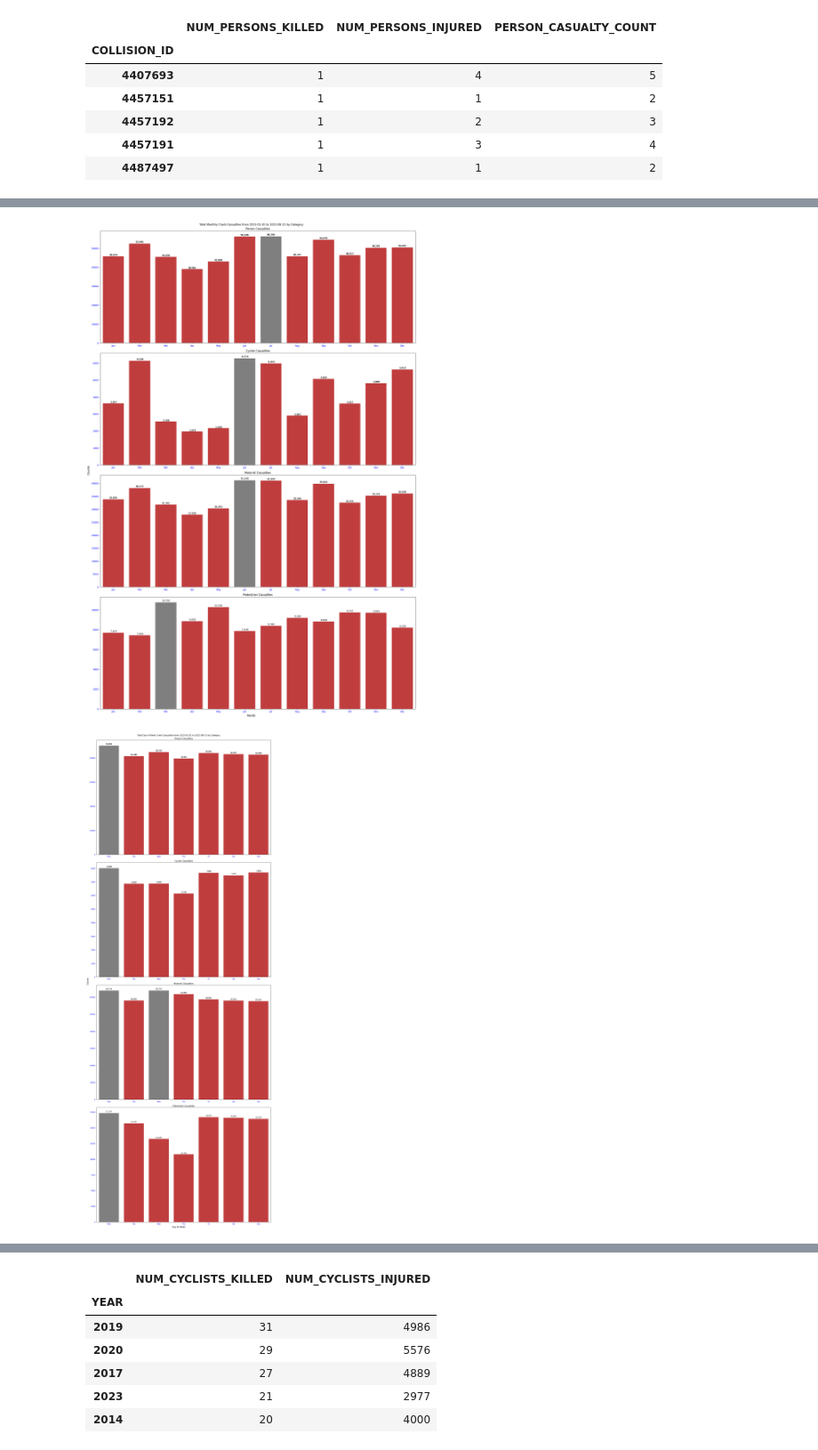
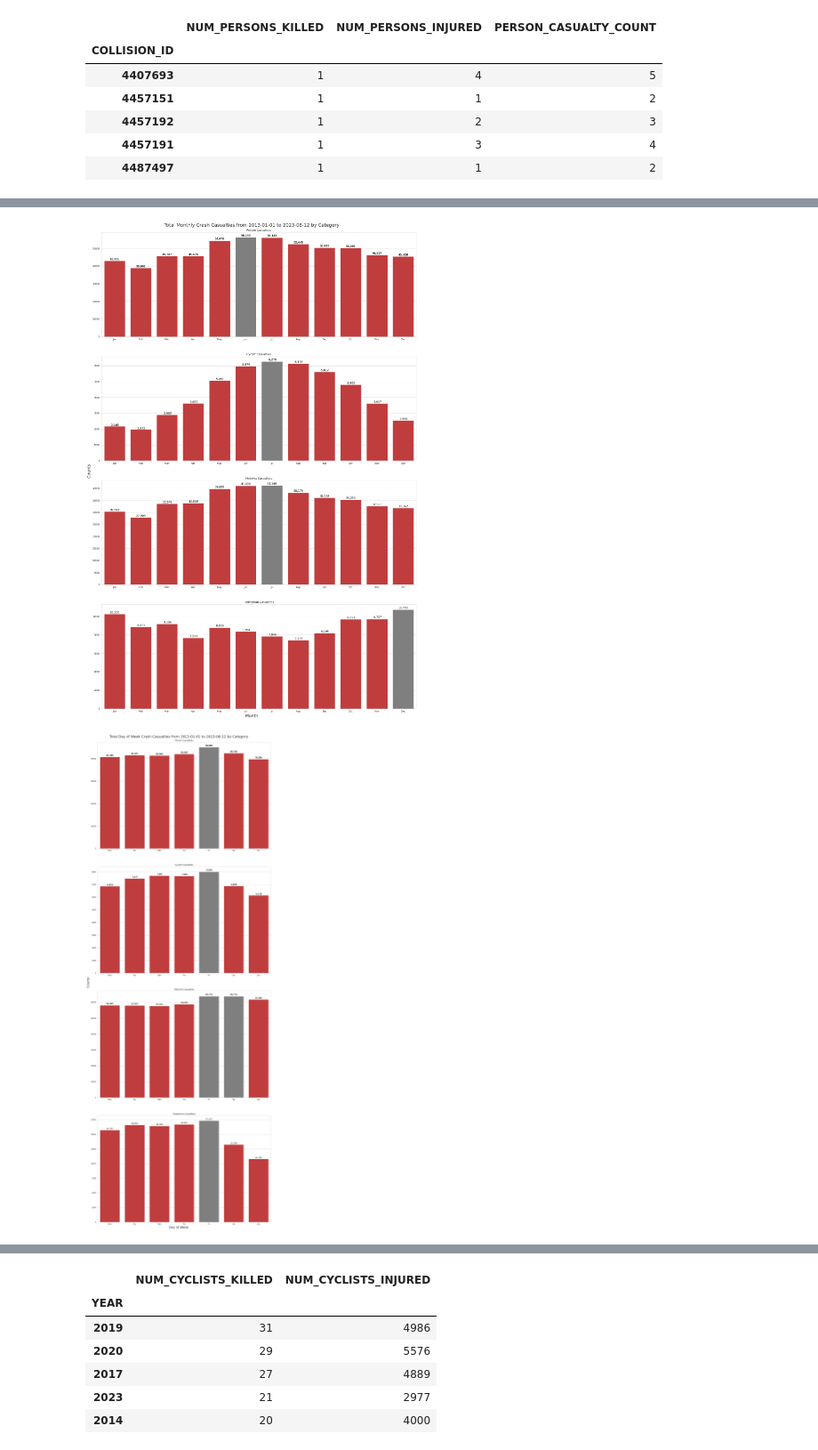
Before and after one commit to aibistin/crash_stats, a Jupyter notebook: crash_time_period_stats.ipynb, the cells around one changed output, grey strips where cells are left out. Shown at 89% size. Cells and saved outputs as stored; diff of their text form; code cells hidden in the pictures.

```diff
--- a/crash_time_period_stats.ipynb
+++ b/crash_time_period_stats.ipynb
@@ -531,22 +530,19 @@ def show_values(axs, orient="v", space=.01):
                 _x = p.get_x() + p.get_width() / 2
                 _y = p.get_y() + p.get_height() + (p.get_height()*0.01)
                 value = '{:6,.0f}'.format(p.get_height())
-                ax.text(_x, _y, value, ha="center")
+                ax.text(_x, _y, value, ha="center", fontsize=12)
         elif orient == "h":
             for p in ax.patches:
                 _x = p.get_x() + p.get_width() + float(space)
                 _y = p.get_y() + p.get_height() - (p.get_height()*0.5)
                 value = '{:6,.0f}'.format(p.get_width())
-                ax.text(_x, _y, value, ha="left")
+                ax.text(_x, _y, value, ha="left", fontsize=12)
 
     if isinstance(axs, np.ndarray):
         for idx, ax in np.ndenumerate(axs):
             _single(ax)
     else:
         _single(axs)
-
-
-    # mpld3.display()
 # %%
 '''
 Helper functions for creating multiple charts based on Grouped statistics
@@ -671,19 +617,18 @@ def create_bar_plots_for_victim_data(sns, axes, order_list, col_ct, crash_victim
 # %%
 ''' Plot charts for crash casualties based on the Year'''
 
-title_fontsize = 18
-label_fontsize = 14
-
+col_ct = 1
 #  Create the outer figure box
-fig, axes = plt.subplots(4, 1, figsize=(15, 40), layout="constrained")
+fig, axes = plt.subplots(4, col_ct, figsize=(
+    15, 40), layout="constrained", gridspec_kw=gridspec_kw)
 fig.suptitle("Total Yearly Crash Casualties from {0} to {1} by Category".format(
     start_date, end_date), fontsize=title_fontsize)
 fig.supxlabel("Year", fontsize=label_fontsize)
 fig.supylabel("Counts", fontsize=label_fontsize)
-col_ct = 1
+
 
 crash_casualty_data = create_grouped_casualty_data_by_category(
     victim_categories, 'year')
 create_bar_plots_for_casualty_data(
-    sns, axes, year_order, col_ct, crash_casualty_data)
+    sns, axes, year_order, crash_casualty_data)
 # %% [output]
@@ -694,54 +647,41 @@ create_bar_plots_for_casualty_data(
 
 #  Create the outer figure box
 col_ct = 1
-fig, axes = plt.subplots(4, col_ct, figsize=(20, 30), layout="constrained")
+fig, axes = plt.subplots(4, col_ct, figsize=(
+    20, 30), layout="constrained", gridspec_kw=gridspec_kw)
+
 fig.suptitle("Total Monthly Crash Casualties from {0} to {1} by Category".format(
-    start_date, end_date))
-fig.supxlabel("Month")
-fig.supylabel("Counts")
-
-'''
-crash_victims_data = create_grouped_victim_data_by_category(
-    victim_categories, 'month_name')
-#  Create the inner charts
-create_bar_plots_for_victim_data(
-    sns, axes, month_abbr_order, col_ct, crash_victims_data)
-'''
+    start_date, end_date), fontsize=title_fontsize)
+fig.supxlabel("Month", fontsize=label_fontsize)
+fig.supylabel("Counts", fontsize=label_fontsize)
 
 crash_casualty_data = create_grouped_casualty_data_by_category(
-    victim_categories, 'month_name')
+    victim_categories, 'month_name', month_abbr_order)
 create_bar_plots_for_casualty_data(
-    sns, axes, month_abbr_order, col_ct, crash_casualty_data)
+    sns, axes, month_abbr_order, crash_casualty_data)
 # %% [output]
-[figure, old version]
+[figure, new version]
 # %%
-
 '''
 Plot Charts for Day of Week Statistics
 '''
 col_ct = 1
-fig, axes = plt.subplots(4, col_ct, figsize=(15, 40), layout="constrained")
+fig, axes = plt.subplots(4, col_ct, figsize=(
+    15, 40), layout="constrained", gridspec_kw=gridspec_kw)
 
 fig.suptitle("Total Day of Week Crash Casualties from {0} to {1} by Category".format(
-    start_date, end_date))
-fig.supxlabel("Day of Week")
-fig.supylabel("Counts")
+    start_date, end_date), fontsize=title_fontsize)
+fig.supxlabel("Day of Week", fontsize=label_fontsize)
+fig.supylabel("Counts", fontsize=label_fontsize)
 
-#  Create the inner charts
-# crash_victims_data = create_grouped_victim_data_by_category(
-#     victim_categories, 'DAY_NAME')
-# # crash_victims_data
-# create_bar_plots_for_victim_data(
-#     sns, axes, day_abbr_order, col_ct, crash_victims_data)
-
-
-
+# crash.set_index('MONTH_NAME').loc[month_abbr_order].groupby(by=['MONTH_NAME']).agg({'PEDESTRIAN_CASUALTY_COUNT': 'sum'}).plot(kind='bar')
 crash_casualty_data = create_grouped_casualty_data_by_category(
-    victim_categories, 'day_name')
+    victim_categories, 'day_name', day_abbr_order)
+crash_casualty_data
 create_bar_plots_for_casualty_data(
-    sns, axes, day_abbr_order, col_ct, crash_casualty_data)
+    sns, axes, day_abbr_order, crash_casualty_data)
 # %% [output]
-[figure, old version]
+[figure, new version]
 # %%
 ''' Plot charts for crash casualties based on the Hour of Day'''
 
```
Also changed, not shown: parts of 16 cells of this notebook, 24 other files.
